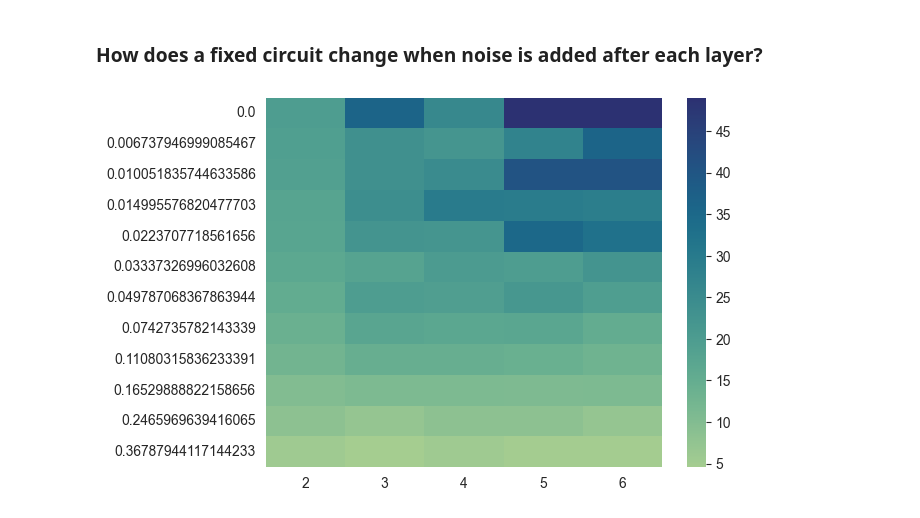
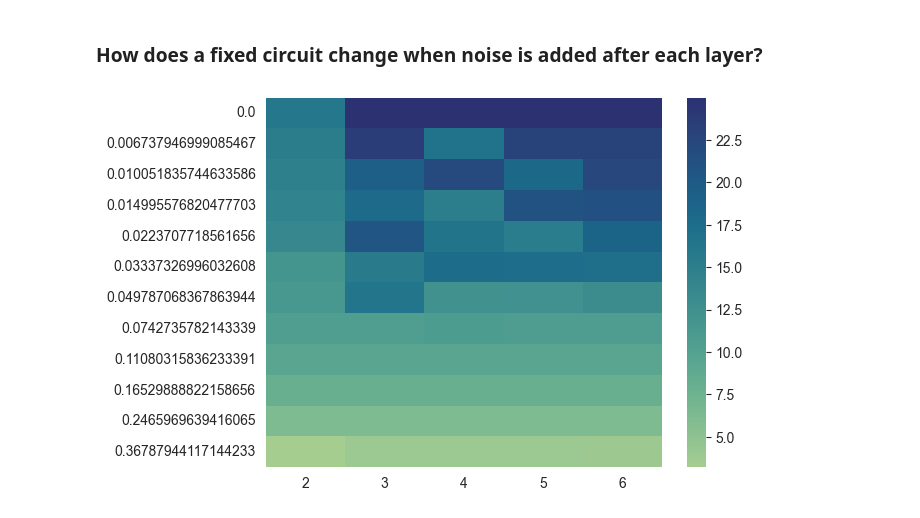
Before and after one commit to benjimaclellan/queso, a Jupyter notebook: experiments/analyze_noisy_cfi.ipynb, the cells around one changed output. Cells and saved outputs as stored; diff of their text form; code cells hidden in the pictures.

```diff
--- a/experiments/analyze_noisy_cfi.ipynb
+++ b/experiments/analyze_noisy_cfi.ipynb
@@ -100,23 +100,23 @@ plt.show()
 # %%
 fig, ax = plt.subplots(nrows=1, ncols=1)
 colors = sns.color_palette("crest", as_cmap=True)
 norm = lambda x: (x - np.min(ns))/(np.max(ns) - np.min(ns))
 gammas = sorted(df["gamma"].unique())
 
-n = 7
+n = 5
 mat = np.zeros([len(ks), len(gammas)])
 for i, k in enumerate(reversed(ks)):
     for j, gamma in enumerate(gammas):
 
         df = data[n][k]
         row = df[df["gamma"] == gamma]
         row = row.loc[row["cfi"].idxmax()]
 
         mat[i, j] = row["cfi"]
 
 mat = np.flipud(mat)
 
 sns.heatmap(mat.T, xticklabels=ks, yticklabels=gammas, cmap="crest")
 plt.show()
 # %% [output]
-[figure, old version]
+[figure, new version]
```
Also changed, not shown: 1 other file.
